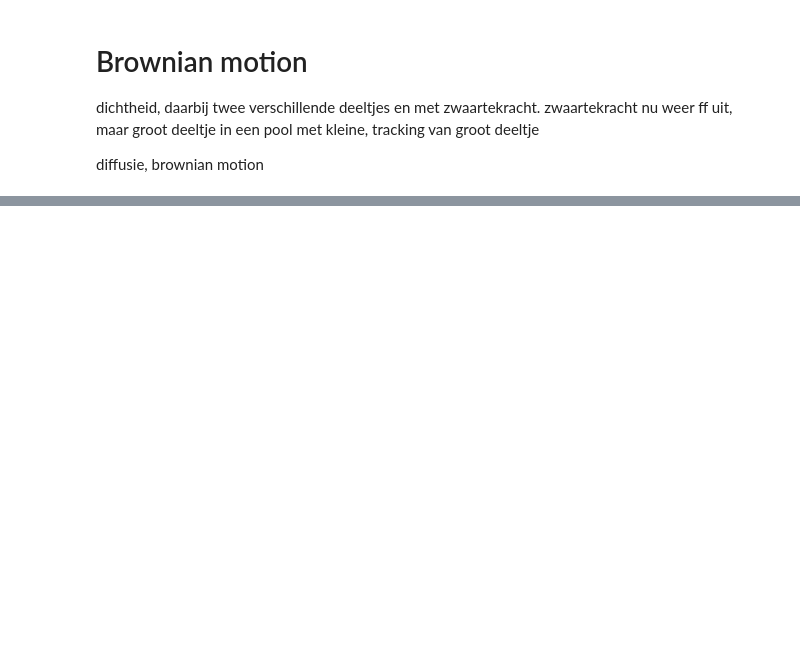
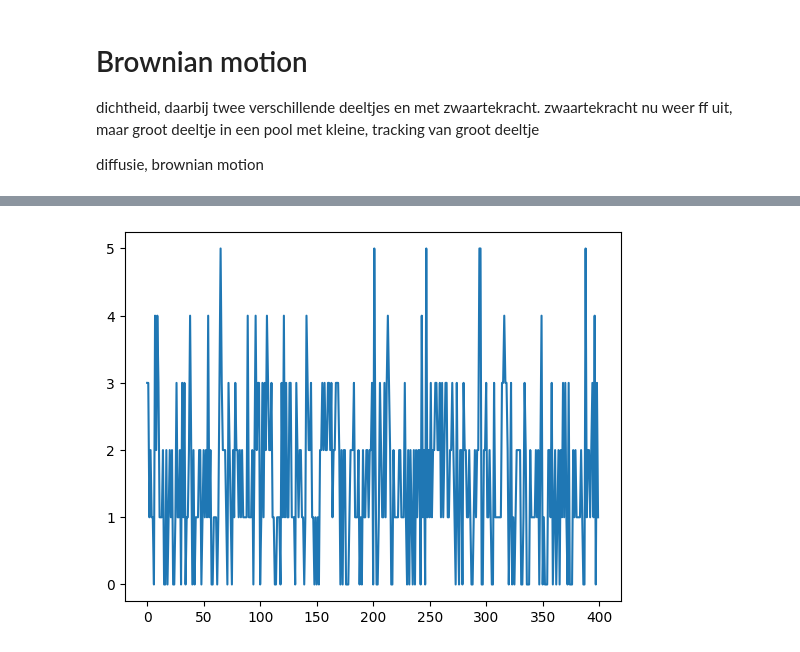
Before and after one commit to Contemporary-Physicslab/PySim, a Jupyter notebook: book/Q2/brownianmotion.ipynb, the cells around one changed output, grey strips where cells are left out. Cells and saved outputs as stored; diff of their text form; code cells hidden in the pictures; blank space fills up the shorter version.

```diff
--- a/book/Q2/brownianmotion.ipynb
+++ b/book/Q2/brownianmotion.ipynb
@@ -141,0 +175,7 @@ plt.show()
+# %%
+# Toelichting op jouw code
+plt.figure()
+plt.plot(num_col)
+plt.show()
+# %% [output]
+[figure, added]
```
Also changed, not shown: parts of 12 cells of this notebook.
